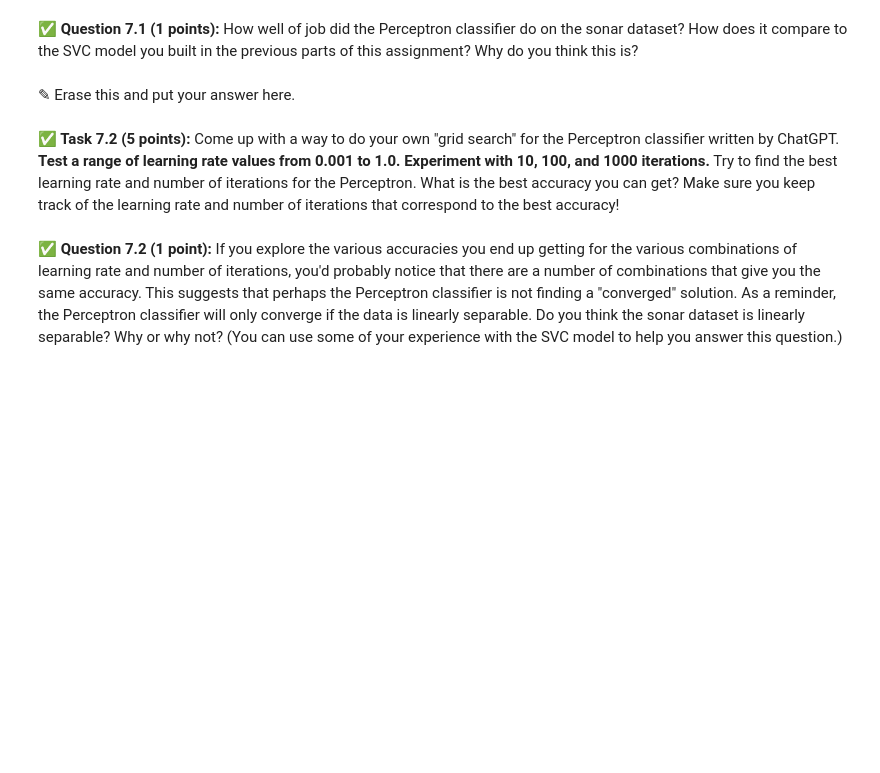
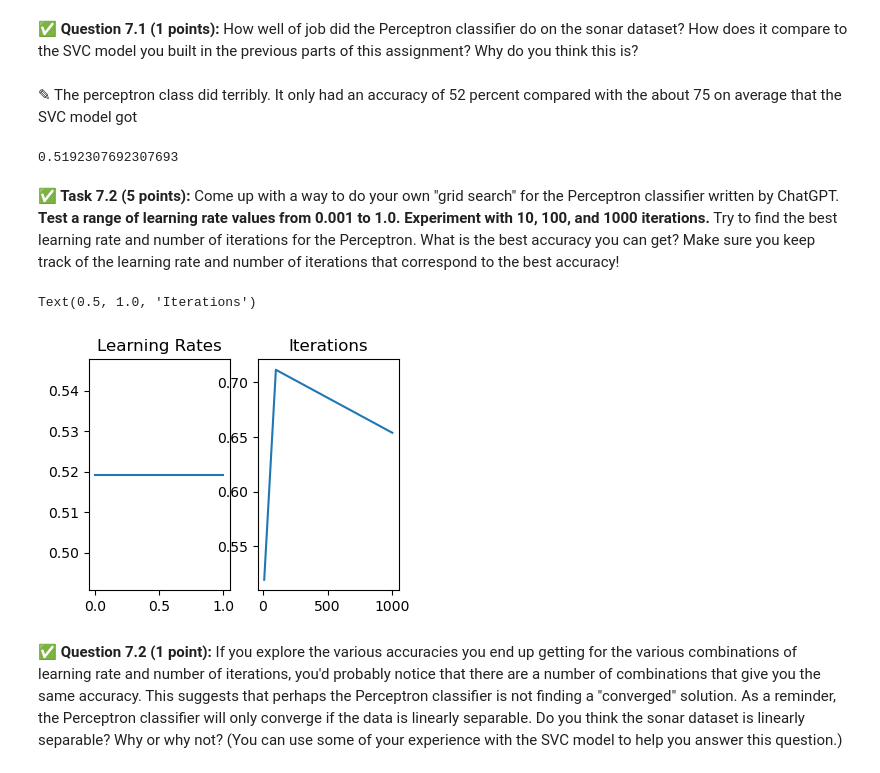
Before and after one commit to BraydenDillon/CMSE202-f23-turnin, a Jupyter notebook: hw-04/HW-04_PerceptronSVMandPCA-STUDENT.ipynb, the cells around one changed output. Saved outputs shown, nothing was run; the diff lists cells and outputs as text; code cells hidden in the pictures; blank space fills up the shorter version.

```diff
--- a/hw-04/HW-04_PerceptronSVMandPCA-STUDENT.ipynb
+++ b/hw-04/HW-04_PerceptronSVMandPCA-STUDENT.ipynb
@@ -805,6 +801,28 @@ from perceptron import Perceptron
+# %%
+X = train_vectors.to_numpy()
+X_test = test_vectors.to_numpy()
+# %%
+def accuracy(y_true, y_pred):
+        accuracy = np.sum(y_true == y_pred) / len(y_true)
+        return accuracy
+# %%
+# Put your code here
+perc = Perceptron(learning_rate = 0.1, n_iters = 10)
+perc.fit(X, train_labels)
+pred = perc.predict(X_test)
+
+acc = accuracy(pred, test_labels)
+acc
 # %% [markdown]
 **&#9989; Question 7.1 (1 points):** How well of job did the Perceptron classifier do on the sonar dataset? How does it compare to the SVC model you built in the previous parts of this assignment? Why do you think this is?
-# %% [markdown]
-<font size=+3>&#9998;</font> Erase this and put your answer here.
+# %% [markdown]
+<font size=+3>&#9998;</font> The perceptron class did terribly. It only had an accuracy of 52 percent compared with the about 75 on average that the SVC model got
+# %%
+p = Perceptron(learning_rate = 10, n_iters = 10)
+p.fit(X, train_labels)
+pre = p.predict(X_test)
+print(accuracy(pre, test_labels))
+# %% [output]
+0.5192307692307693
 # %% [markdown]
 **&#9989; Task 7.2 (5 points):** Come up with a way to do your own "grid search" for the Perceptron classifier written by ChatGPT. **Test a range of learning rate values from 0.001 to 1.0. Experiment with 10, 100, and 1000 iterations.**  Try to find the best learning rate and number of iterations for the Perceptron.  What is the best accuracy you can get? Make sure you keep track of the learning rate and number of iterations that correspond to the best accuracy!
@@ -813,3 +829,28 @@ from perceptron import Perceptron
+# %%
+# Put your code here
+rates = np.linspace(.001, 1, 1000, endpoint = True)
+iters = [10, 100, 1000]
+rate_results = []
+iters_results = []
+for i in rates:
+    perc = Perceptron(learning_rate = i, n_iters = 10)
+    perc.fit(X, train_labels)
+    pred = perc.predict(X_test)
+    rate_results.append(accuracy(pred, test_labels))
+for i in iters:
+    perc = Perceptron(learning_rate = 0.1, n_iters = i)
+    perc.fit(X, train_labels)
+    pred = perc.predict(X_test)
+    iters_results.append(accuracy(pred, test_labels))
+
+fig, (ax1, ax2) = plt.subplots(1, 2, figsize = (4, 3))
+ax1.plot(rates, rate_results)
+ax1.set_title('Learning Rates')
+ax2.plot(iters, iters_results)
+ax2.set_title('Iterations')
+# %% [output]
+Text(0.5, 1.0, 'Iterations')
+[figure, added]
 # %% [markdown]
 **&#9989; Question 7.2 (1 point):** If you explore the various accuracies you end up getting for the various combinations of learning rate and number of iterations, you'd probably notice that there are a number of combinations that give you the same accuracy. This suggests that perhaps the Perceptron classifier is not finding a "converged" solution. As a reminder, the Perceptron classifier will only converge if the data is linearly separable. Do you think the sonar dataset is linearly separable? Why or why not? (You can use some of your experience with the SVC model to help you answer this question.)
 # %% [markdown]
```
Also changed, not shown: parts of 15 cells of this notebook, 1 other file.
